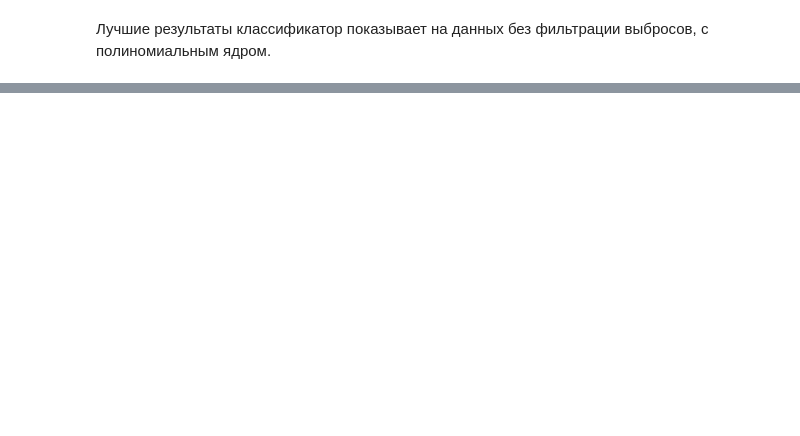
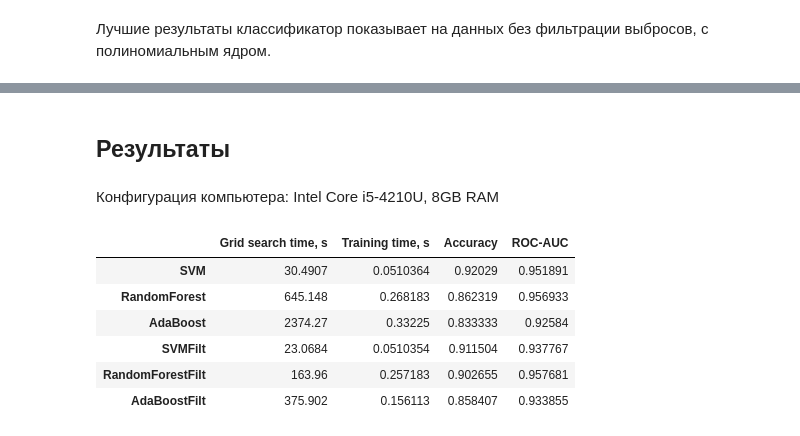
Before and after one commit to glkuzi/MLHomeworks, a Jupyter notebook: Homework_1_Kuzmin.ipynb, the cells around one changed output, grey strips where cells are left out. Cells and saved outputs as stored; diff of their text form; code cells hidden in the pictures; blank space fills up the shorter version.

```diff
--- a/Homework_1_Kuzmin.ipynb
+++ b/Homework_1_Kuzmin.ipynb
@@ -288,0 +478,16 @@ res_filt
+# %%
+res[0]['random_state'] = 2
+del res[0]['base_estimator__max_depth']
+del res[0]['base_estimator__max_features']
+clf = sklearn.ensemble.AdaBoostClassifier(**res[0])
+start = time.time()
+clf.fit(X_train, y_train)
+end = time.time()
+abcTime = end - start
+y_pred = clf.predict(X_test)
+matr = sklearn.metrics.confusion_matrix(y_test, y_pred)
+y_pred_proba = clf.predict_proba(X_test)
+acc = sklearn.metrics.accuracy_score(y_test, y_pred)
+y_pred_proba = [y[1] for y in y_pred_proba]
+roc_auc = sklearn.metrics.roc_auc_score(y_test, y_pred_proba)
+resMetrics.append([abcCVTime, abcTime, matr, acc, roc_auc])
@@ -288,0 +522,6 @@ res_filt
+# %%
+start = time.time()
+res = chooseBestParams(X_train_filt, X_test_filt, y_train_filt, y_test_filt)
+end = time.time()
+abcCVTime_filt = end - start
+print(res)
@@ -288,0 +551,19 @@ res_filt
+# %% [markdown]
+## Результаты
+# %% [markdown]
+Конфигурация компьютера: Intel Core i5-4210U, 8GB RAM
+# %%
+res_columns = ['Grid search time, s', 'Training time, s', 'Accuracy', 'ROC-AUC']
+res_indices = ['SVM', 'RandomForest', 'AdaBoost', 'SVMFilt','RandomForestFilt', 'AdaBoostFilt']
+resMetr = np.vstack([np.array(resMetrics), np.array(resMetrics_filt)])
+
+result_df = pd.DataFrame(resMetr[:, [0, 1, 3, 4]], index=res_indices, columns=res_columns)
+result_df
+# %% [output]
+|  | Grid search time, s | Training time, s | Accuracy | ROC-AUC |
+| SVM | 30.4907 | 0.0510364 | 0.92029 | 0.951891 |
+| RandomForest | 645.148 | 0.268183 | 0.862319 | 0.956933 |
+| AdaBoost | 2374.27 | 0.33225 | 0.833333 | 0.92584 |
+| SVMFilt | 23.0684 | 0.0510354 | 0.911504 | 0.937767 |
+| RandomForestFilt | 163.96 | 0.257183 | 0.902655 | 0.957681 |
+| AdaBoostFilt | 375.902 | 0.156113 | 0.858407 | 0.933855 |
```
Also changed, not shown: parts of 33 cells of this notebook.
